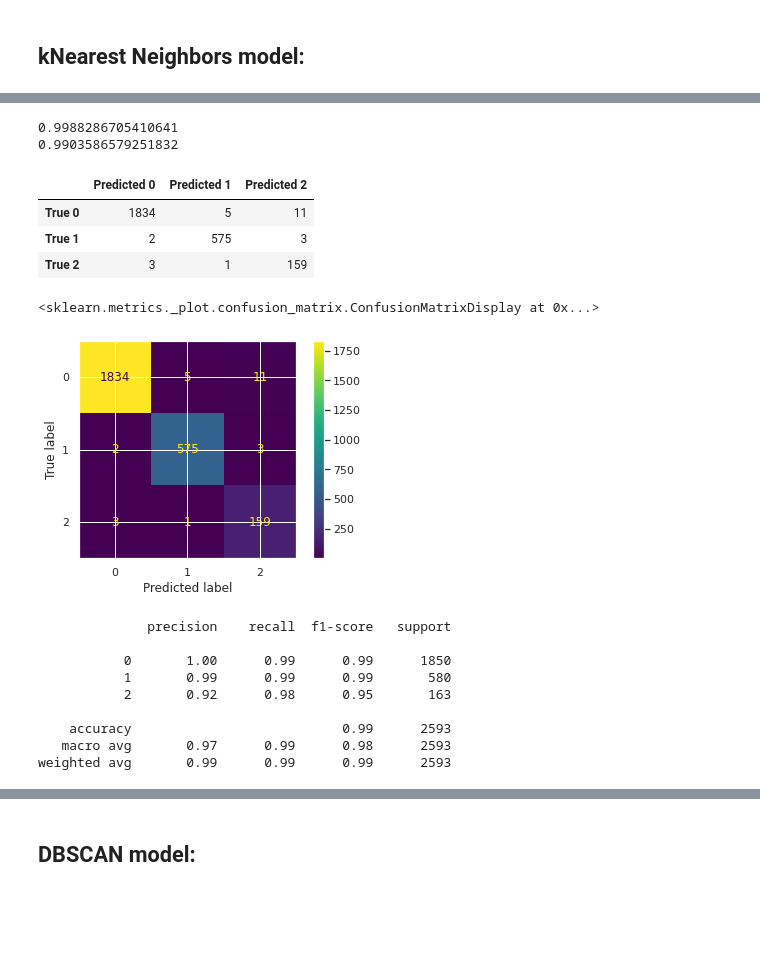
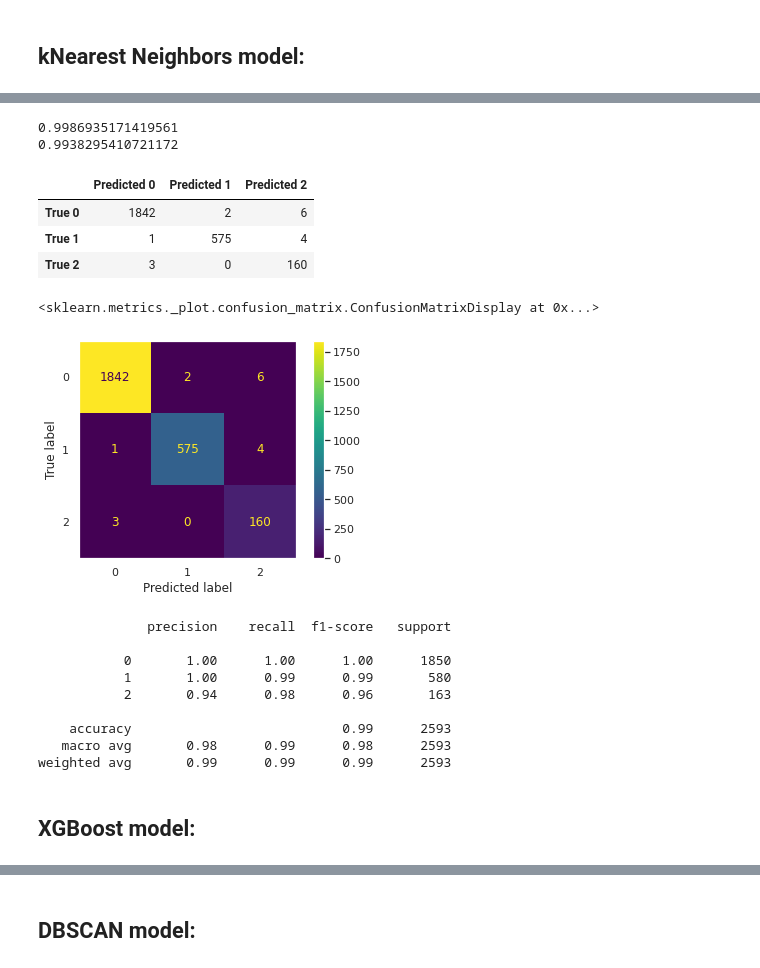
Before and after one commit to PyJasmine/codon, a Jupyter notebook: notebooks/Modelling DNAtype classes.ipynb, the cells around one changed output, grey strips where cells are left out. Drawn from its saved outputs; the diff is of its cells as text; code cells hidden in the pictures; blank space fills up the shorter version.

```diff
--- a/notebooks/Modelling DNAtype classes.ipynb
+++ b/notebooks/Modelling DNAtype classes.ipynb
@@ -247,12 +258,12 @@ train_accuracies = []
 test_accuracies = []
 
 for c in c_params:
-    log_reg_dna = LogisticRegression(C=c, max_iter= 10000)
+    logi_reg = LogisticRegression(C=c, max_iter= 10000)
 
-    log_reg_dna.fit(X_train_PCA_0, y_train_sm)
+    logi_reg.fit(X_train_PCA_0, y_train_sm)
 
-    train_accuracies.append(log_reg_dna.score(X_train_PCA_0, y_train_sm))
-    test_accuracies.append(log_reg_dna.score(X_test_PCA_0, y_test_dna))
+    train_accuracies.append(logi_reg.score(X_train_PCA_0, y_train_sm))
+    test_accuracies.append(logi_reg.score(X_test_PCA_0, y_test))
 # %%
 plt.figure(figsize=(10, 10))
 plt.plot(c_params, train_accuracies, label = 'train')
@@ -266,10 +277,10 @@ Text(0.5, 1.0, 'Accuracies for log_reg_dna model')
 # %%
-#For C =0.001
+#For C =0.001~
 
-log_reg_dna_0 = LogisticRegression(C=0.001, max_iter= 10000)
+log_reg_0 = LogisticRegression(C=0.001, max_iter= 10000)
 
-log_reg_dna_0.fit(X_train_PCA_0, y_train_sm)
+log_reg_0.fit(X_train_PCA_0, y_train_sm)
 
-print(log_reg_dna_0.score(X_train_PCA_0, y_train_sm))
-print(log_reg_dna_0.score(X_test_PCA_0, y_test_dna))
+print(log_reg_0.score(X_train_PCA_0, y_train_sm))
+print(log_reg_0.score(X_test_PCA_0, y_test))
 # %% [output]
@@ -278,8 +289,8 @@ print(log_reg_dna_0.score(X_test_PCA_0, y_test_dna))
 # %%
-y_predicted = log_reg_dna_0.predict(X_test_PCA_0)
+y_predicted = log_reg_0.predict(X_test_PCA_0)
 
 # Generate confusion matrix
-cf_matrix = confusion_matrix(y_test_dna, y_predicted)
+cf_matrix = confusion_matrix(y_test, y_predicted)
 
 # label rows and columns
 cf_df = pd.DataFrame(
@@ -288,7 +299,7 @@ cf_df = pd.DataFrame(
     index=["True 0", "True 1", "True 2"])
 
 display(cf_df)
-
-plot_confusion_matrix(log_reg_dna_0, X_test_PCA_0, y_test_dna)
+sns.set_theme(style="dark")
+plot_confusion_matrix(log_reg_0, X_test_PCA_0, y_test)
 # %% [output]
 |  | Predicted 0 | Predicted 1 | Predicted 2 |
@@ -338,7 +349,7 @@ for n in n_neighbors:
     KNN_model.fit(X_train_PCA_0, y_train_sm)
 
     train_accuracies_0.append(KNN_model.score(X_train_PCA_0, y_train_sm))
-    test_accuracies_0.append(KNN_model.score(X_test_PCA_0, y_test_dna))
+    test_accuracies_0.append(KNN_model.score(X_test_PCA_0, y_test))
 # %%
 plt.figure(figsize=(10, 10))
 plt.plot(n_neighbors, train_accuracies_0, label = 'train')
@@ -363,42 +374,44 @@ KNN_model_0 = KNeighborsClassifier(n_neighbors = 3)
 KNN_model_0.fit(X_train_PCA_0, y_train_sm)
 
 print(KNN_model_0.score(X_train_PCA_0, y_train_sm))
-print(KNN_model_0.score(X_test_PCA_0, y_test_dna))
+print(KNN_model_0.score(X_test_PCA_0, y_test))
 # %% [output]
-0.9988286705410641
-0.9903586579251832
+0.9986935171419561
+0.9938295410721172
 # %%
 y_predicted_0 = KNN_model_0.predict(X_test_PCA_0)
 
 # Generate confusion matrix
-cf_matrix_0 = confusion_matrix(y_test_dna, y_predicted_0)
+cf_matrix_0 = confusion_matrix(y_test, y_predicted_0)
 
 # label rows and columns
 cf_df_0 = pd.DataFrame(
     cf_matrix_0,
     columns=["Predicted 0", "Predicted 1", "Predicted 2"],
     index=["True 0", "True 1", "True 2"])
 
 display(cf_df_0)
-
-plot_confusion_matrix(KNN_model_0, X_test_PCA_0, y_test_dna)
+sns.set_theme(style="dark")
+plot_confusion_matrix(KNN_model_0, X_test_PCA_0, y_test)
 # %% [output]
 |  | Predicted 0 | Predicted 1 | Predicted 2 |
-| True 0 | 1834 | 5 | 11 |
-| True 1 | 2 | 575 | 3 |
-| True 2 | 3 | 1 | 159 |
+| True 0 | 1842 | 2 | 6 |
+| True 1 | 1 | 575 | 4 |
+| True 2 | 3 | 0 | 160 |
 <sklearn.metrics._plot.confusion_matrix.ConfusionMatrixDisplay at 0x...>
-[figure, old version]
+[figure, new version]
 # %%
-class_report_knn_0 = classification_report(y_test_dna, y_predicted_0)
+class_report_knn_0 = classification_report(y_test, y_predicted_0)
 print(class_report_knn_0)
 # %% [output]
               precision    recall  f1-score   support
 
-           0       1.00      0.99      0.99      1850
-           1       0.99      0.99      0.99       580
-           2       0.92      0.98      0.95       163
+           0       1.00      1.00      1.00      1850
+           1       1.00      0.99      0.99       580
+           2       0.94      0.98      0.96       163
 
     accuracy                           0.99      2593
-   macro avg       0.97      0.99      0.98      2593
+   macro avg       0.98      0.99      0.98      2593
 weighted avg       0.99      0.99      0.99      2593
+# %% [markdown]
+## XGBoost model:
```
Also changed, not shown: parts of 22 cells of this notebook.
